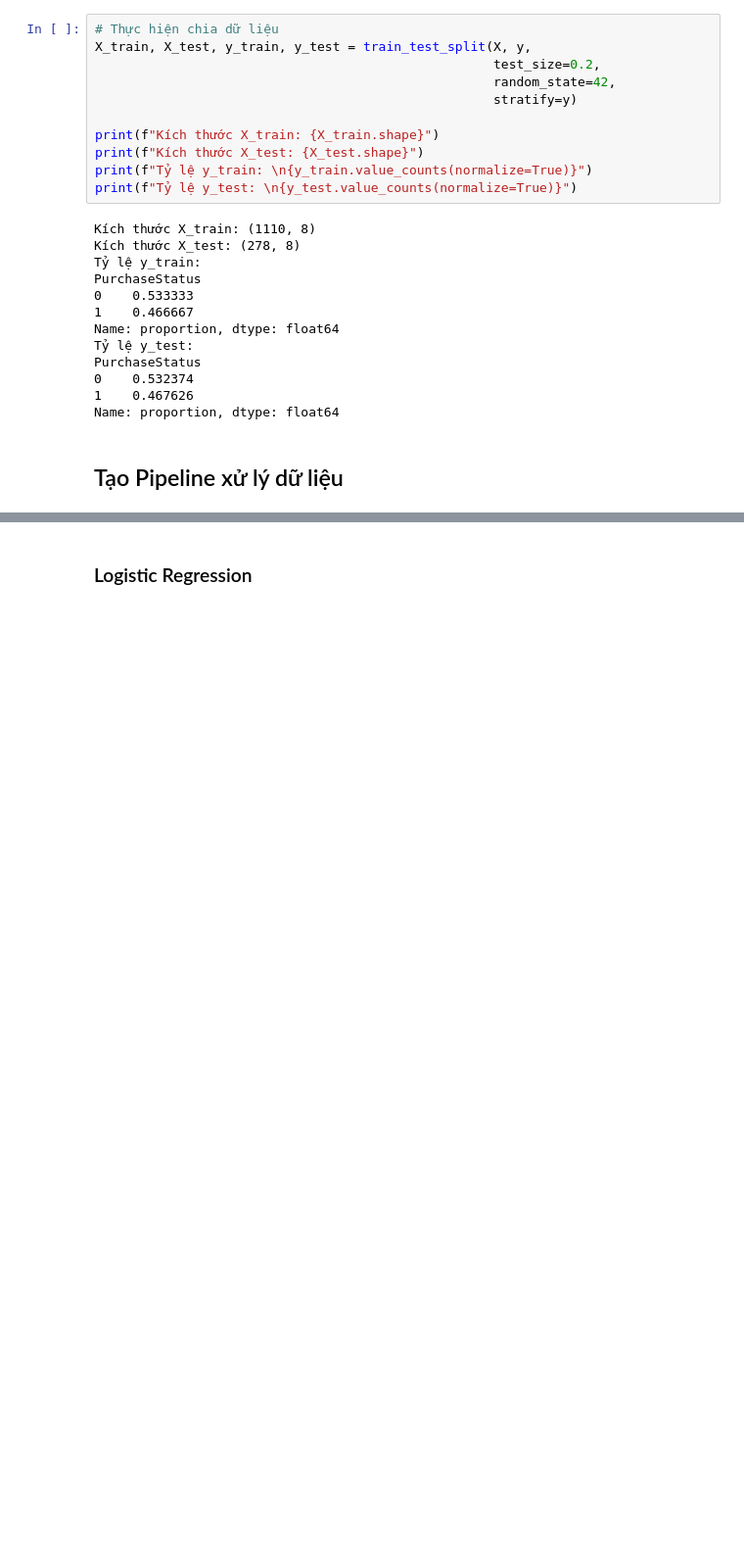
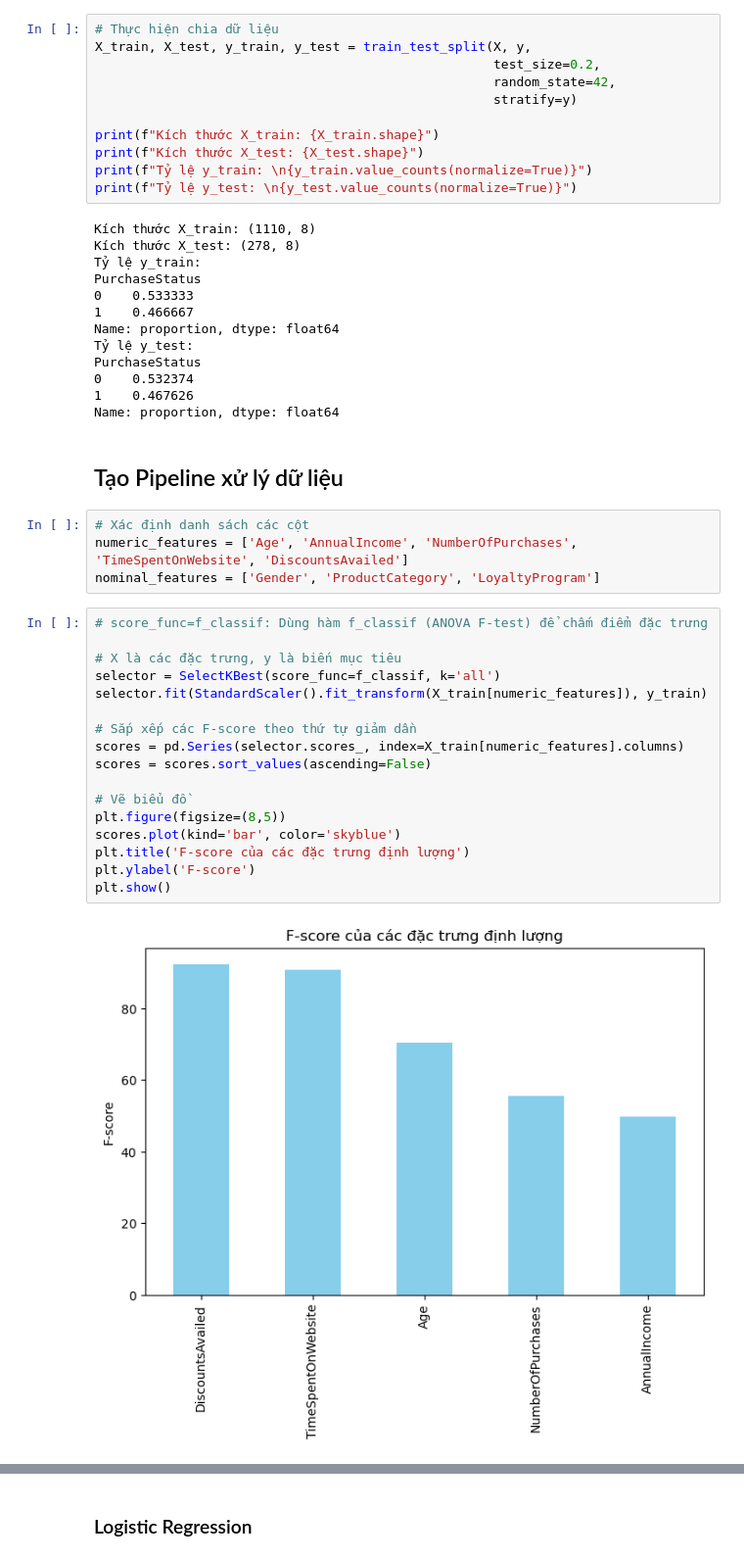
Before and after one commit to phnguyen-hub/11224830_Pham-Hanh-Nguyen, a Jupyter notebook: 11224830_Phạm Hạnh Nguyên.ipynb, the cells around one changed output, grey strips where cells are left out. Shown: that part at 98% size. Saved outputs shown, nothing was run; the diff lists cells and outputs as text; blank space fills up the shorter version.

```diff
--- a/11224830_Phạm Hạnh Nguyên.ipynb
+++ b/11224830_Phạm Hạnh Nguyên.ipynb
@@ -231,3 +231,26 @@ PurchaseStatus
 Name: proportion, dtype: float64
 # %% [markdown]
 ## Tạo Pipeline xử lý dữ liệu
+# %%
+# Xác định danh sách các cột
+numeric_features = ['Age', 'AnnualIncome', 'NumberOfPurchases', 'TimeSpentOnWebsite', 'DiscountsAvailed']
+nominal_features = ['Gender', 'ProductCategory', 'LoyaltyProgram']
+# %%
+# score_func=f_classif: Dùng hàm f_classif (ANOVA F-test) để chấm điểm đặc trưng
+
+# X là các đặc trưng, y là biến mục tiêu
+selector = SelectKBest(score_func=f_classif, k='all')
+selector.fit(StandardScaler().fit_transform(X_train[numeric_features]), y_train)
+
+# Sắp xếp các F-score theo thứ tự giảm dần
+scores = pd.Series(selector.scores_, index=X_train[numeric_features].columns)
+scores = scores.sort_values(ascending=False)
+
+# Vẽ biểu đồ
+plt.figure(figsize=(8,5))
+scores.plot(kind='bar', color='skyblue')
+plt.title('F-score của các đặc trưng định lượng')
+plt.ylabel('F-score')
+plt.show()
+# %% [output]
+[figure, added]
```
Also changed, not shown: parts of 32 cells of this notebook.
